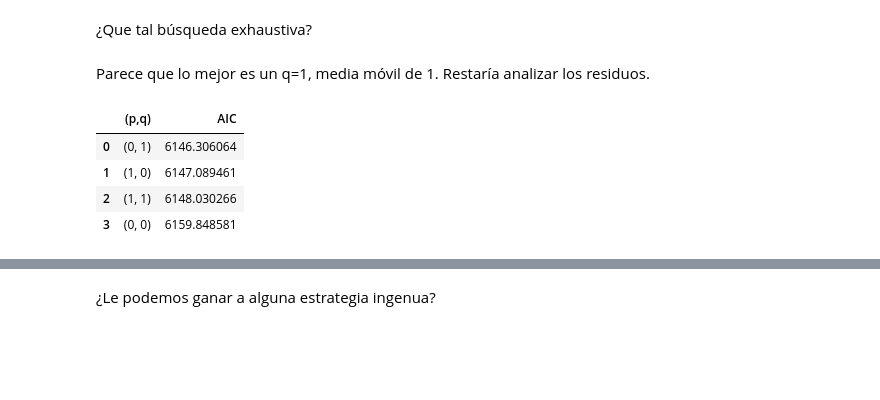
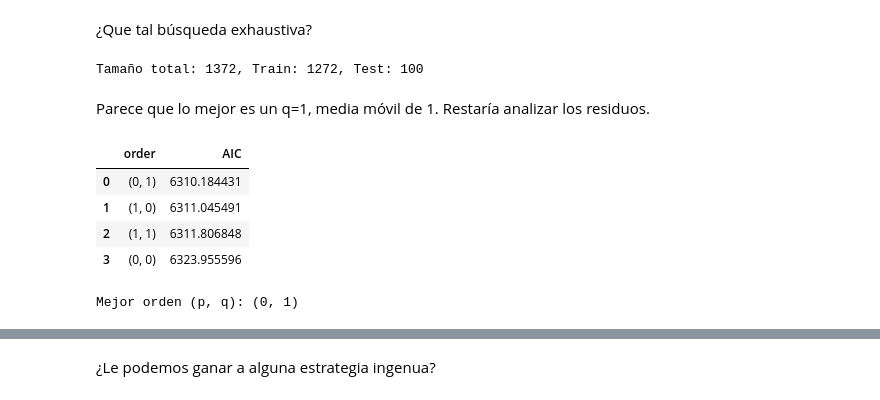
Before and after one commit to PabloSoligo2014/3670-UNLaM-CD, a Jupyter notebook: 09_TimeSeries/02_Ethereum(RW).ipynb, the cells around one changed output, grey strips where cells are left out. Drawn from its saved outputs; the diff is of its cells as text; code cells hidden in the pictures; blank space fills up the shorter version.

```diff
--- a/09_TimeSeries/02_Ethereum(RW).ipynb
+++ b/09_TimeSeries/02_Ethereum(RW).ipynb
@@ -153,36 +164,45 @@ Sigamos adelante (Somos difíciles de convencer)
 # %%
 ps = range(0, 2, 1)
 qs = range(0, 2, 1)
+d = 1
 #Producto cartesiano de los valores de p y q
 # Esto genera todas las combinaciones posibles de p y q
 order_list = list(product(ps, qs))
 # %%
-ldf = df_diff1.copy()
-train_len = int(ldf.shape[0]*0.9)
-test_len = ldf.shape[0] - train_len
-train = ldf[:train_len]
-test = ldf[train_len:]
-results = []
-for p, q in order_list:
-    try:
-        model = SARIMAX(train['values_diff'], order=(p, 0, q), simple_differencing=False)
-        model_fit = model.fit(disp=False)
-    except:
-        print(f"Error with order ({p}, {q}), skipping...")
-        continue
-    aic = model_fit.aic
-    results.append([(p, q), aic])
+#Es mejor que sea divisible por la ventana, para que el rolling forecast no tenga problemas
+WINDOW = 10
+test_size = WINDOW * 10 # sale de la ventana para que el rolling forecast pueda hacer predicciones
+train_size = len(df) - test_size
+print(f'Tamaño total: {len(df)}, Train: {train_size}, Test: {test_size}')
+df_train, df_test = df.iloc[:train_size], df.iloc[train_size:train_size+test_size]
+# %% [output]
+Tamaño total: 1372, Train: 1272, Test: 100
+# %%
+results = []
+for p, q in order_list:
+    try:
+        model = SARIMAX(df_train['Price'], order=(p, d, q), simple_differencing=False)
+        model_fit = model.fit(disp=False)
+    except:
+        print(f"Error with order ({p}, {q}), skipping...")
+        continue
+    aic = model_fit.aic
+    results.append([(p, q), aic])
 # %% [markdown]
 Parece que lo mejor es un q=1, media móvil de 1. Restaría analizar los residuos.
 # %%
 result_df = pd.DataFrame(results)
-result_df.columns = ['(p,q)', 'AIC']
+result_df.columns = ['order', 'AIC']
 #Sort in ascending order, lower AIC is better
 result_df = result_df.sort_values(by='AIC', ascending=True).reset_index(drop=True)
 result_df.loc[:5,:]
 # %% [output]
-|  | (p,q) | AIC |
-| 0 | (0, 1) | 6146.306064 |
-| 1 | (1, 0) | 6147.089461 |
-| 2 | (1, 1) | 6148.030266 |
-| 3 | (0, 0) | 6159.848581 |
+|  | order | AIC |
+| 0 | (0, 1) | 6310.184431 |
+| 1 | (1, 0) | 6311.045491 |
+| 2 | (1, 1) | 6311.806848 |
+| 3 | (0, 0) | 6323.955596 |
+# %%
+print("Mejor orden (p, q):", result_df.iloc[0]['order'])
+# %% [output]
+Mejor orden (p, q): (0, 1)
```
Also changed, not shown: parts of 15 cells of this notebook, 5 other files.
